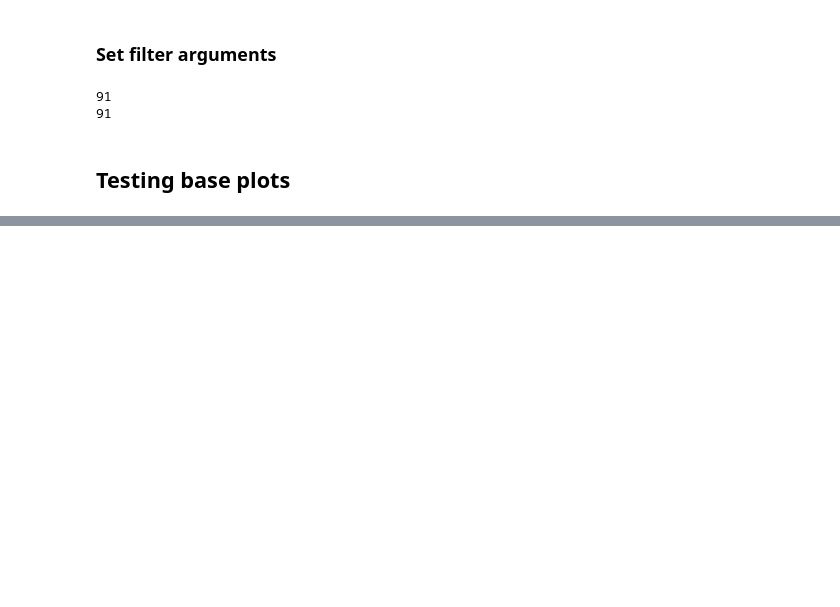
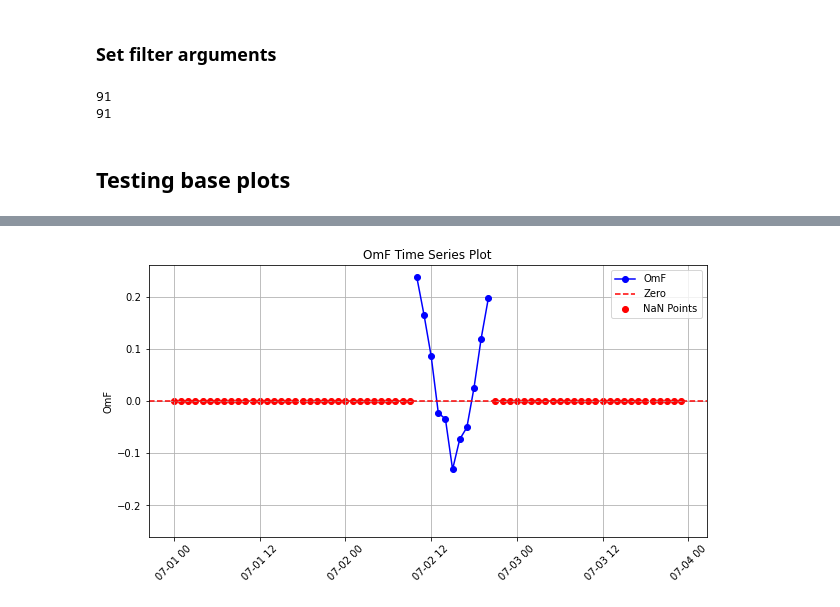
Before and after one commit to NOAA-GSL/pyDAmonitor, a Jupyter notebook: code/plot_testing.ipynb, the cells around one changed output, grey strips where cells are left out. Saved outputs shown, nothing was run; the diff lists cells and outputs as text; code cells hidden in the pictures; blank space fills up the shorter version.

Commit message:
Changed time series notebook to .py function that can be imported, trying to read JEDI diag/hofx files

```diff
--- a/code/plot_testing.ipynb
+++ b/code/plot_testing.ipynb
@@ -224,0 +130,13 @@ n: 91, mean: 0.05589941516518593, std: 0.649767279624939, max: 2.200625419616699
+# %%
+# station_ids = ['G4CUISJA']
+station_ids = None
+obs_types = None
+
+# Get a list of strings with all hours of day
+var = 't'
+# %%
+# fps, times = get_gsi_fps(rtma_data_fp, var)
+fps, times = plt_ts.get_gsi_fps('/lfs4/BMC/nrtrr/NCO_dirs/rtma.v0.8.8/com/prod', anl_or_ges = "ges",
+                         var=var, multiday=True)
+# %%
+omfs = plt_ts.get_omfs(fps)
@@ -224,0 +164,4 @@ n: 91, mean: 0.05589941516518593, std: 0.649767279624939, max: 2.200625419616699
+# %%
+plt_ts.make_plot(omfs, times)
+# %% [output]
+[figure, added]
```
Also changed, not shown: parts of 9 cells of this notebook, 4 other files.
